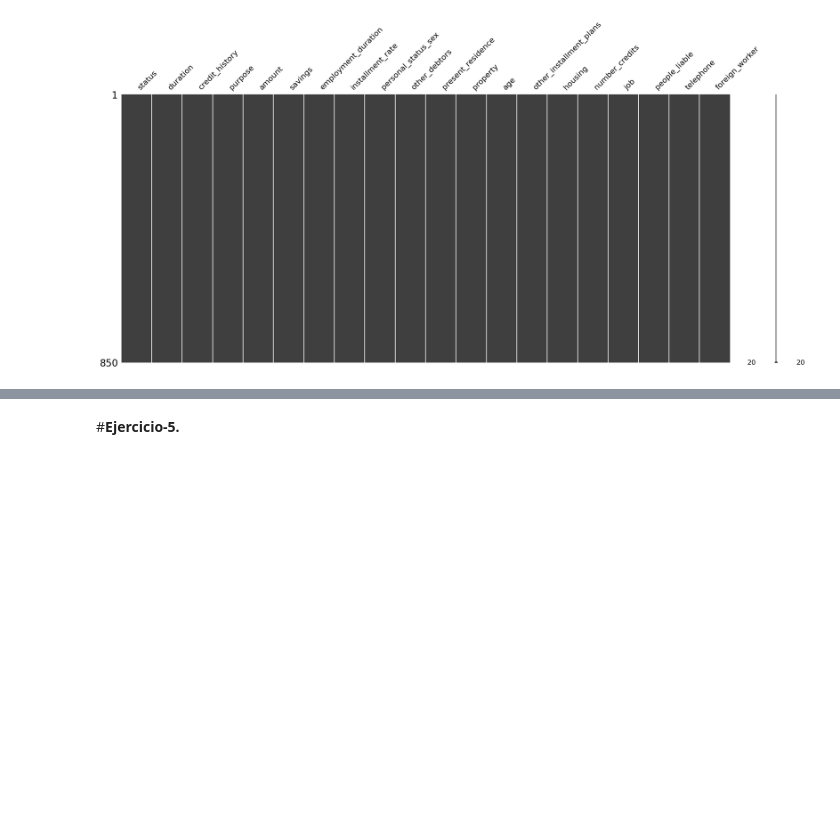
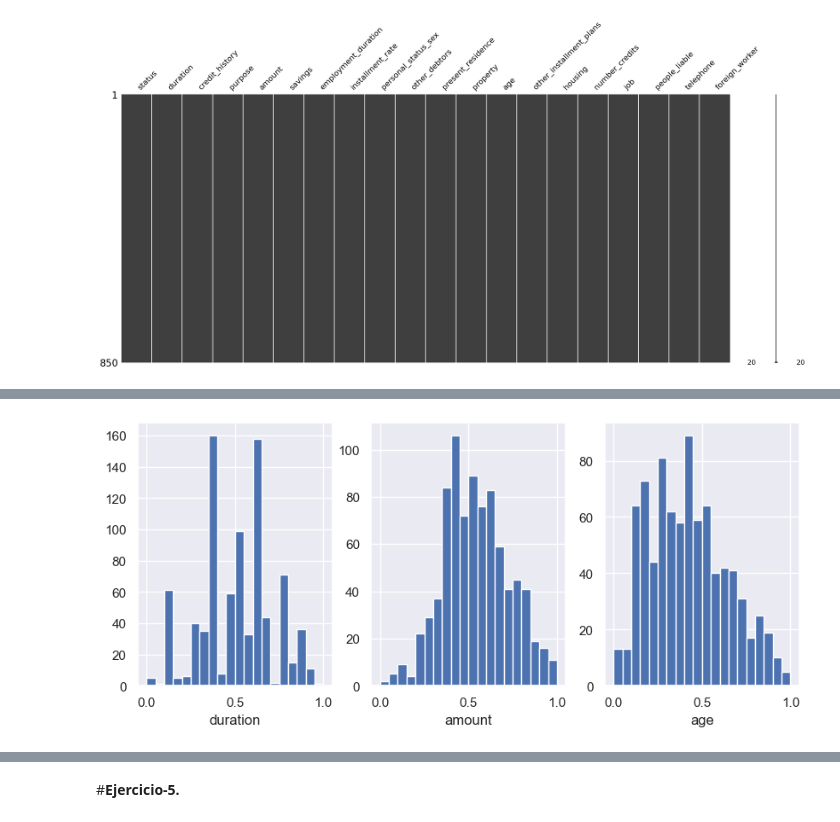
Before and after one commit to KarltonBotics/MNA-IA-Equipos51, a Jupyter notebook: Arboldedecision_Equipo51.ipynb, the cells around one changed output, grey strips where cells are left out. Drawn from its saved outputs; the diff is of its cells as text; code cells hidden in the pictures; blank space fills up the shorter version.

```diff
--- a/Arboldedecision_Equipo51.ipynb
+++ b/Arboldedecision_Equipo51.ipynb
@@ -411,0 +421,9 @@ Pipeline(steps=[('scalar', MinMaxScaler(feature_range=(1, 2))),
+# %%
+#Transformación y normalización de los datos númericos
+X_train_num = X_train[df_num].copy()
+df_num_pip = Pipeline(steps = [('sqrt', FunctionTransformer(np.log)), ('scalar', MinMaxScaler(feature_range=(0,1)))])
+columnasTransformer = ColumnTransformer(transformers = [('numerical', df_num_pip, df_num)],
+                                        remainder='passthrough')
+XtrainFit = columnasTransformer.fit(X_train_num)
+XtrainTransf = XtrainFit.transform(X_train_num)
+XtrainTransf
@@ -411,0 +438,4 @@ Pipeline(steps=[('scalar', MinMaxScaler(feature_range=(1, 2))),
+# %%
+#Pasando el array que se arroja como resultado de la transformación y normalización a un DaatFrame
+df_numb = pd.DataFrame(XtrainTransf, columns = ['duration','amount','age'])
+df_numb
@@ -411,0 +456,5 @@ Pipeline(steps=[('scalar', MinMaxScaler(feature_range=(1, 2))),
+# %%
+#Impresión de la grafica de los datos del DataFrame númerico
+plot_hist(df_numb)
+# %% [output]
+[figure, added]
```
Also changed, not shown: parts of 39 cells of this notebook.
